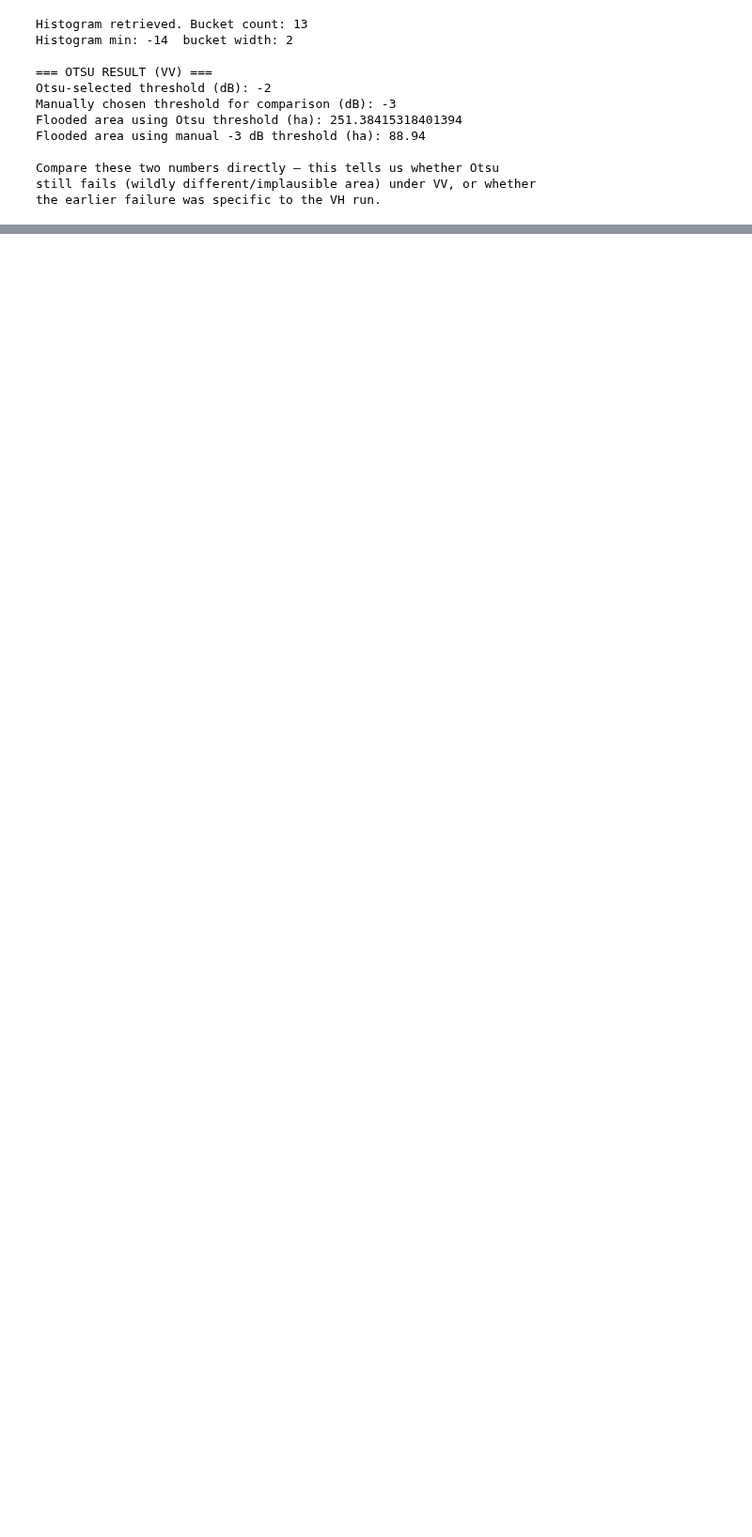
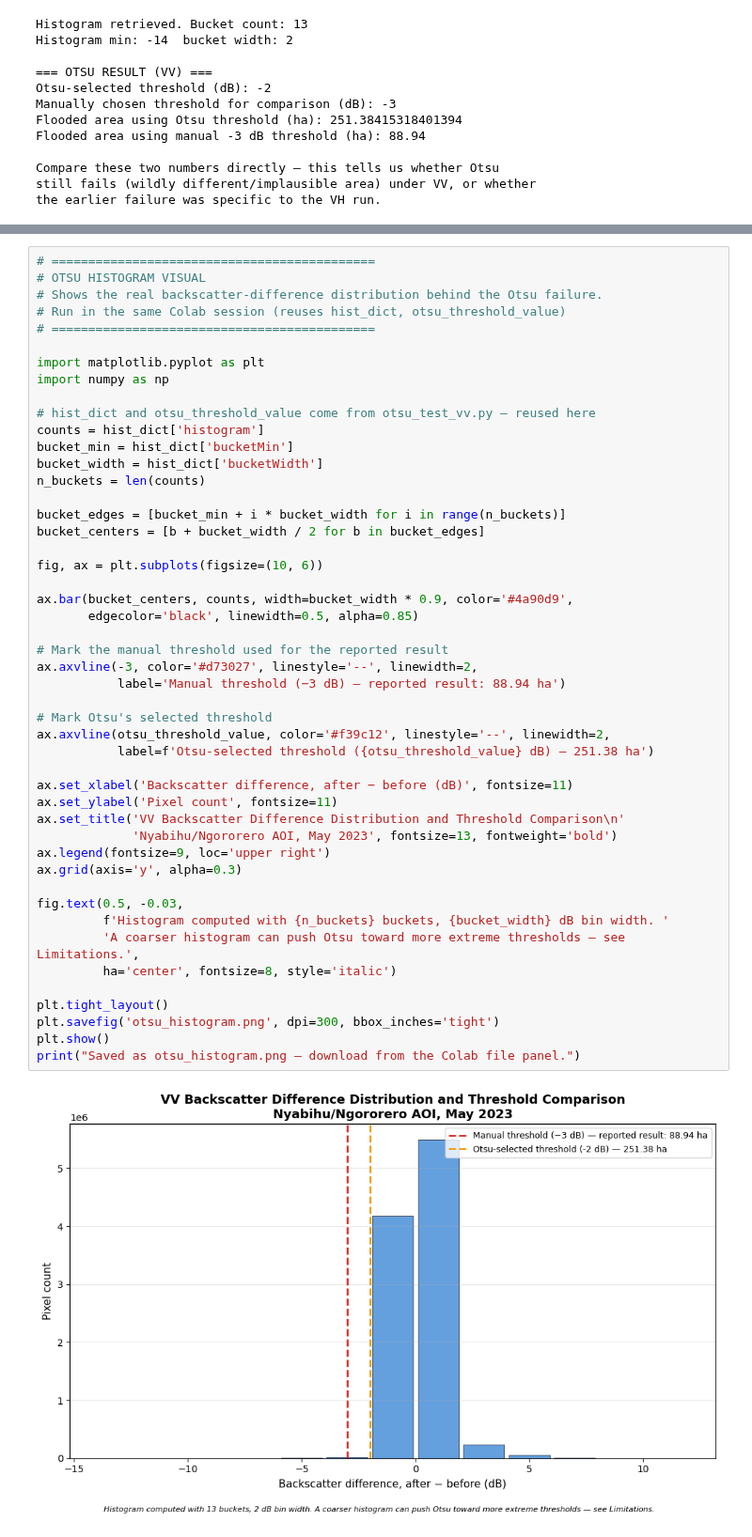
Before and after one commit to Bravinkindi9/jolmi-research, a Jupyter notebook: VV.ipynb, the cells around one changed output, grey strips where cells are left out. Shown at 94% size. Saved outputs shown, nothing was run; the diff lists cells and outputs as text; blank space fills up the shorter version.

```diff
--- a/VV.ipynb
+++ b/VV.ipynb
@@ -362,0 +341,50 @@ Successfully installed cartopy-0.26.0
+# %%
+# ============================================
+# OTSU HISTOGRAM VISUAL
+# Shows the real backscatter-difference distribution behind the Otsu failure.
+# Run in the same Colab session (reuses hist_dict, otsu_threshold_value)
+# ============================================
+
+import matplotlib.pyplot as plt
+import numpy as np
+
+# hist_dict and otsu_threshold_value come from otsu_test_vv.py — reused here
+counts = hist_dict['histogram']
+bucket_min = hist_dict['bucketMin']
+bucket_width = hist_dict['bucketWidth']
+n_buckets = len(counts)
+
+bucket_edges = [bucket_min + i * bucket_width for i in range(n_buckets)]
+bucket_centers = [b + bucket_width / 2 for b in bucket_edges]
+
+fig, ax = plt.subplots(figsize=(10, 6))
+
+ax.bar(bucket_centers, counts, width=bucket_width * 0.9, color='#4a90d9',
+       edgecolor='black', linewidth=0.5, alpha=0.85)
+
+# Mark the manual threshold used for the reported result
+ax.axvline(-3, color='#d73027', linestyle='--', linewidth=2,
+           label='Manual threshold (−3 dB) — reported result: 88.94 ha')
+
+# Mark Otsu's selected threshold
+ax.axvline(otsu_threshold_value, color='#f39c12', linestyle='--', linewidth=2,
+           label=f'Otsu-selected threshold ({otsu_threshold_value} dB) — 251.38 ha')
+
+ax.set_xlabel('Backscatter difference, after − before (dB)', fontsize=11)
+ax.set_ylabel('Pixel count', fontsize=11)
+ax.set_title('VV Backscatter Difference Distribution and Threshold Comparison\n'
+             'Nyabihu/Ngororero AOI, May 2023', fontsize=13, fontweight='bold')
+ax.legend(fontsize=9, loc='upper right')
+ax.grid(axis='y', alpha=0.3)
+
+fig.text(0.5, -0.03,
+         f'Histogram computed with {n_buckets} buckets, {bucket_width} dB bin width. '
+         'A coarser histogram can push Otsu toward more extreme thresholds — see Limitations.',
+         ha='center', fontsize=8, style='italic')
+
+plt.tight_layout()
+plt.savefig('otsu_histogram.png', dpi=300, bbox_inches='tight')
+plt.show()
+print("Saved as otsu_histogram.png — download from the Colab file panel.")
+# %% [output]
+[figure, added]
```
Also changed, not shown: parts of 3 cells of this notebook.
